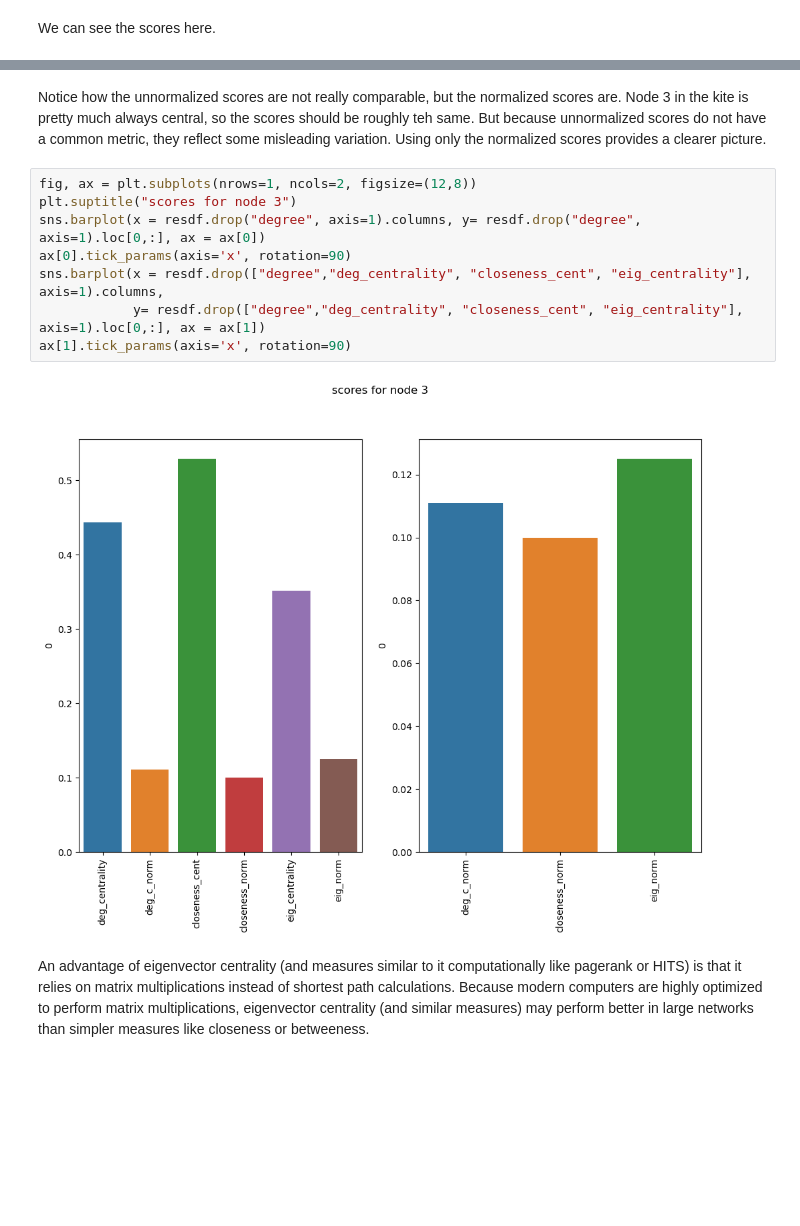
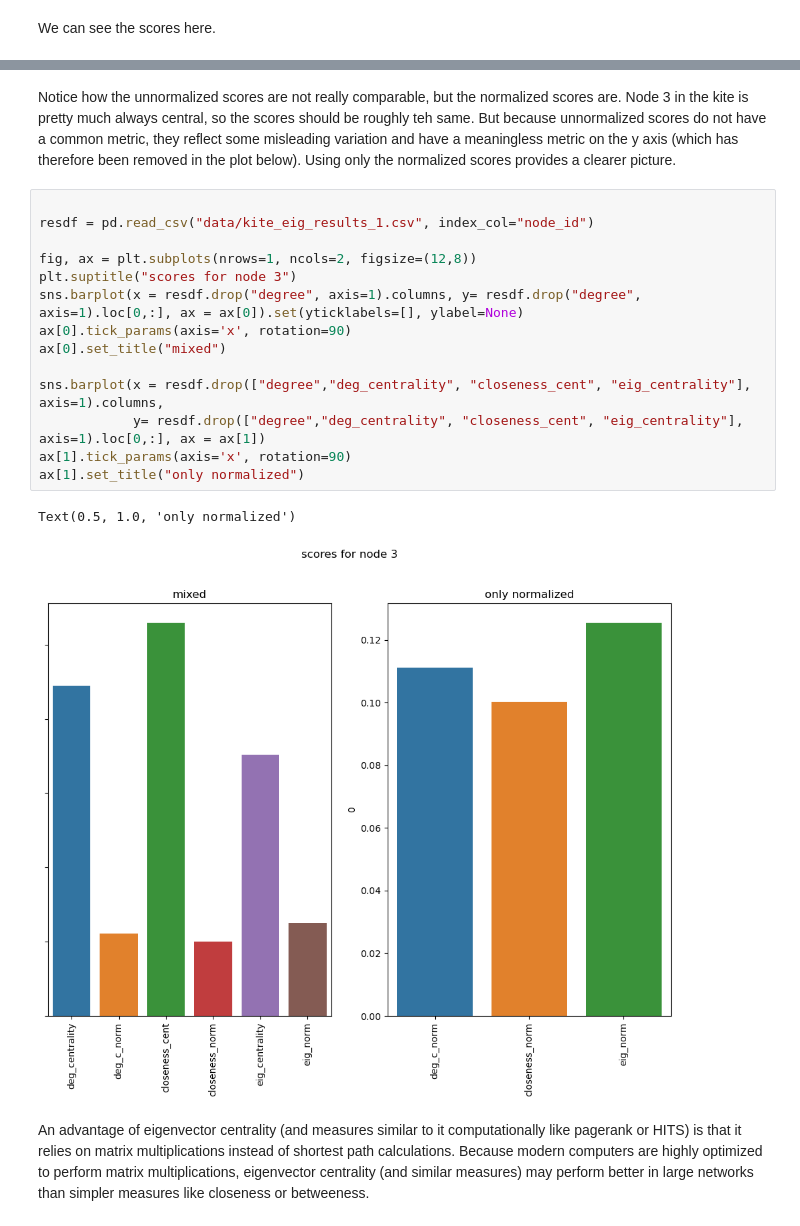
Before and after one commit to maastrichtlawtech/legalnetworkanalysis_textbook, a Jupyter notebook: Chapter_3_Centrality.ipynb, the cells around one changed output, grey strips where cells are left out. Cells and saved outputs as stored; diff of their text form; blank space fills up the shorter version.

```diff
--- a/Chapter_3_Centrality.ipynb
+++ b/Chapter_3_Centrality.ipynb
@@ -521,17 +542,24 @@ resdf.sort_values('eig_centrality', ascending=False)
 | 8 | 2 | 0.222 | 0.056 | 0.429 | 0.081 | 0.048 | 0.017 |
 | 9 | 1 | 0.111 | 0.028 | 0.310 | 0.059 | 0.011 | 0.004 |
 # %% [markdown]
-Notice how the unnormalized scores are not really comparable, but the normalized scores are. Node 3 in the kite is pretty much always central, so the scores should be roughly teh same. But because unnormalized scores do not have a common metric, they reflect some misleading variation. Using only the normalized scores provides a clearer picture.
+Notice how the unnormalized scores are not really comparable, but the normalized scores are. Node 3 in the kite is pretty much always central, so the scores should be roughly teh same. But because unnormalized scores do not have a common metric, they reflect some misleading variation and have a meaningless metric on the y axis (which has therefore been removed in the plot below). Using only the normalized scores provides a clearer picture.
 # %%
+
+resdf = pd.read_csv("data/kite_eig_results_1.csv", index_col="node_id")
+
 fig, ax = plt.subplots(nrows=1, ncols=2, figsize=(12,8))
 plt.suptitle("scores for node 3")
-sns.barplot(x = resdf.drop("degree", axis=1).columns, y= resdf.drop("degree", axis=1).loc[0,:], ax = ax[0])
+sns.barplot(x = resdf.drop("degree", axis=1).columns, y= resdf.drop("degree", axis=1).loc[0,:], ax = ax[0]).set(yticklabels=[], ylabel=None)
 ax[0].tick_params(axis='x', rotation=90)
+ax[0].set_title("mixed")
+
 sns.barplot(x = resdf.drop(["degree","deg_centrality", "closeness_cent", "eig_centrality"], axis=1).columns,
             y= resdf.drop(["degree","deg_centrality", "closeness_cent", "eig_centrality"], axis=1).loc[0,:], ax = ax[1])
 ax[1].tick_params(axis='x', rotation=90)
+ax[1].set_title("only normalized")
 # %% [output]
+Text(0.5, 1.0, 'only normalized')
-[figure, old version]
+[figure, new version]
 # %% [markdown]
 
 
```
Also changed, not shown: parts of 32 cells of this notebook, 8 other files.
